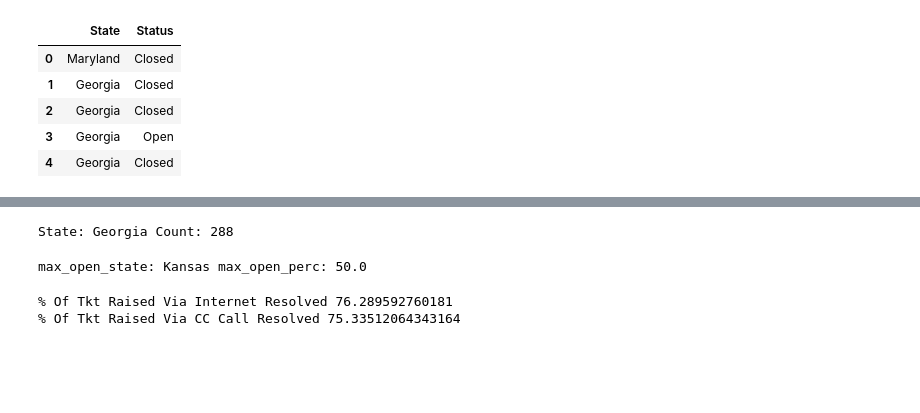
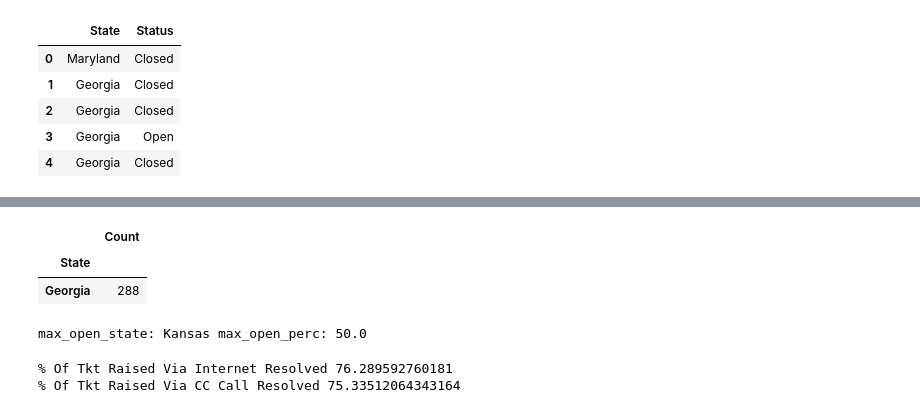
Before and after one commit to Adityav93/ComcastDataAnalysis-Python, a Jupyter notebook: ComCast.ipynb, the cells around one changed output, grey strips where cells are left out. Drawn from its saved outputs; the diff is of its cells as text; code cells hidden in the pictures; blank space fills up the shorter version.

```diff
--- a/ComCast.ipynb
+++ b/ComCast.ipynb
@@ -170,31 +148,27 @@ Complaints_DF
+# %%
+#Find the state with max complaints
+data1 = pd.DataFrame(data.groupby('State').count()['Ticket #']).rename(columns={'Ticket #':'Count'})
+data1[data1['Count']==data1['Count'].max()]
+# %% [output]
+|  | Count |
+| State |  |
+| Georgia | 288 |
 # %%
-#Find the state with max complaints
-state_df = Complaints_DF.groupby('State')
+#Find the state which has max percentage of open cases
+state_df = data.groupby('State')
 states = list(state_df.groups)
-max = 0
-max_state = ''
+max_open_perc = 0
+max_open_state = ''
 for state in states:
     count = state_df.get_group(state)['Ticket #'].count()
-    if count > max:
-        max = count
-        max_state = state
-print("State: "+max_state+" Count: "+str(max))
+    open_count = state_df.get_group(state)[state_df.get_group(state)['Tkt_Status']=="Open"]['Status'].count()
+    open_perc = (open_count*100)/count
+    if open_perc > max_open_perc:
+        max_open_perc = open_perc
+        max_open_state = state
+print("max_open_state: "+ max_open_state+ " max_open_perc: "+ str(max_open_perc))
 # %% [output]
-State: Georgia Count: 288
+max_open_state: Kansas max_open_perc: 50.0
-# %%
-#Find the state which has max percentage of open cases
-max_open_perc = 0
-max_open_state = ''
-for state in states:
-    count = state_df.get_group(state)['Ticket #'].count()
-    open_count = state_df.get_group(state)[state_df.get_group(state)['Status']=="Open"]['Status'].count()
-    open_perc = (open_count*100)/count
-    if open_perc > max_open_perc:
-        max_open_perc = open_perc
-        max_open_state = state
-print("max_open_state: "+ max_open_state+ " max_open_perc: "+ str(max_open_perc))
-# %% [output]
-max_open_state: Kansas max_open_perc: 50.0
 # %%
 #find % of tkts resolved which were raised via Internet
 #find % of tkts resolved which were raised via call
```
Also changed, not shown: parts of 6 cells of this notebook.
